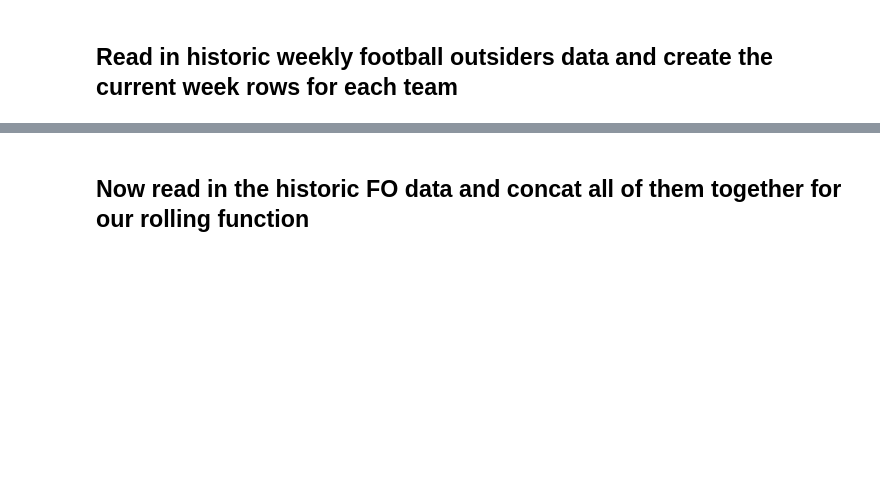
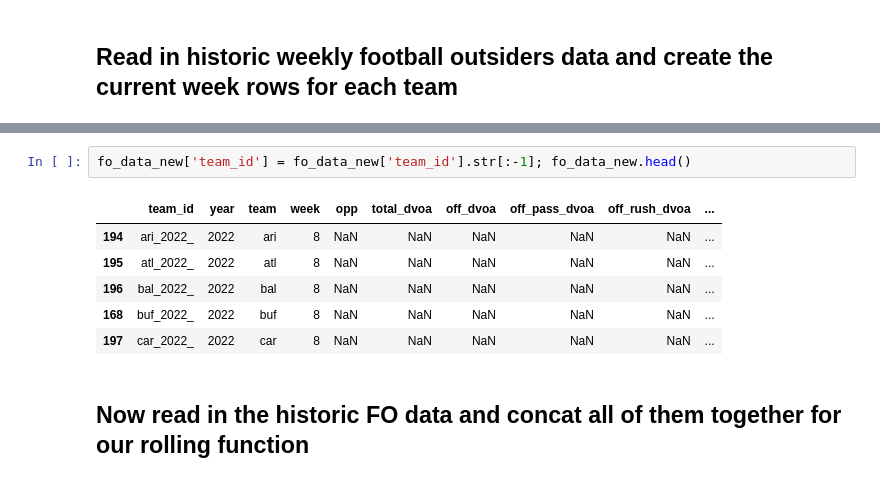
Before and after one commit to ajakks/nfl_models, a Jupyter notebook: create_modeling_data_2022.ipynb, the cells around one changed output, grey strips where cells are left out. Cells and saved outputs as stored; diff of their text form; blank space fills up the shorter version.

```diff
--- a/create_modeling_data_2022.ipynb
+++ b/create_modeling_data_2022.ipynb
@@ -641,6 +643,15 @@ fo_data_new.tail().T
 | def_pass_dvoa | NaN | NaN | NaN | NaN | NaN |
 | def_rush_dvoa | NaN | NaN | NaN | NaN | NaN |
 | special_teams_dvoa | NaN | NaN | NaN | NaN | NaN |
+# %%
+fo_data_new['team_id'] = fo_data_new['team_id'].str[:-1]; fo_data_new.head()
+# %% [output]
+|  | team_id | year | team | week | opp | total_dvoa | off_dvoa | off_pass_dvoa | off_rush_dvoa | ... |
+| 194 | ari_2022_ | 2022 | ari | 8 | NaN | NaN | NaN | NaN | NaN | ... |
+| 195 | atl_2022_ | 2022 | atl | 8 | NaN | NaN | NaN | NaN | NaN | ... |
+| 196 | bal_2022_ | 2022 | bal | 8 | NaN | NaN | NaN | NaN | NaN | ... |
+| 168 | buf_2022_ | 2022 | buf | 8 | NaN | NaN | NaN | NaN | NaN | ... |
+| 197 | car_2022_ | 2022 | car | 8 | NaN | NaN | NaN | NaN | NaN | ... |
 # %% [markdown]
 ## Now read in the historic FO data and concat all of them together for our rolling function
 # %%
```
Also changed, not shown: parts of 4 cells of this notebook.
